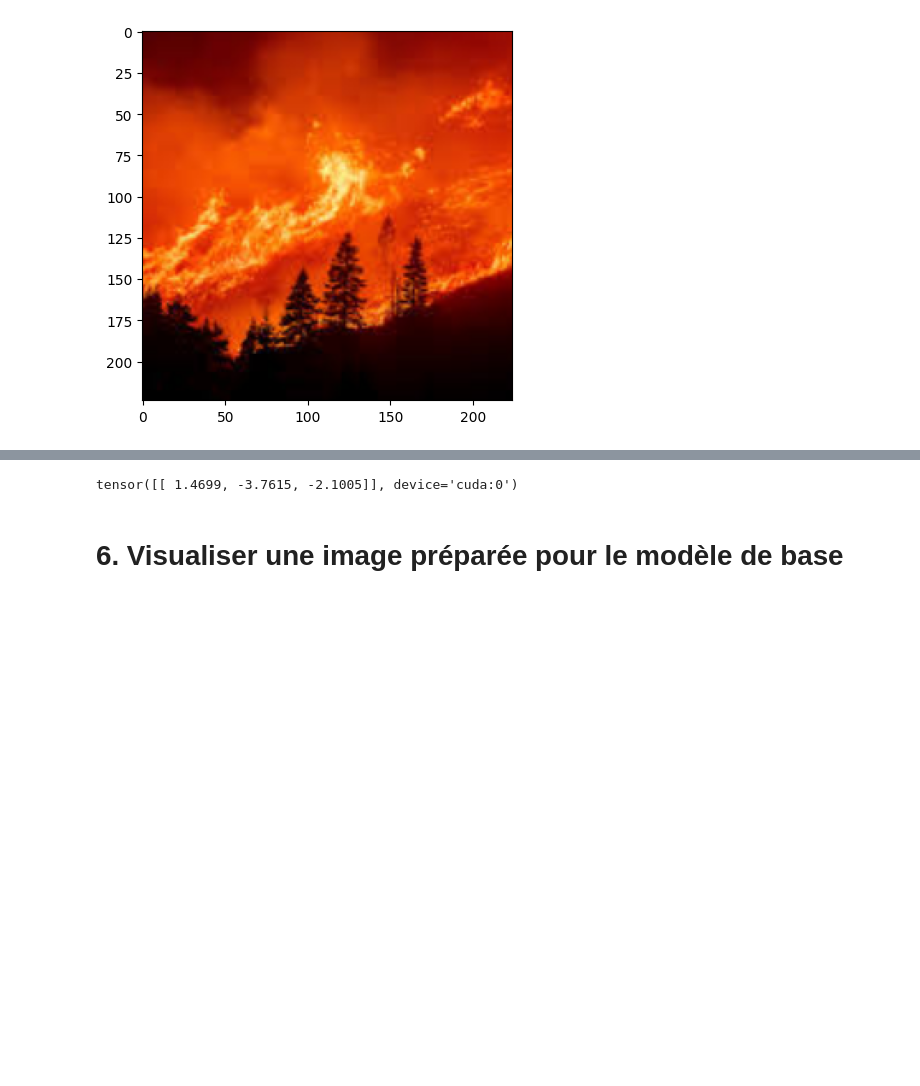
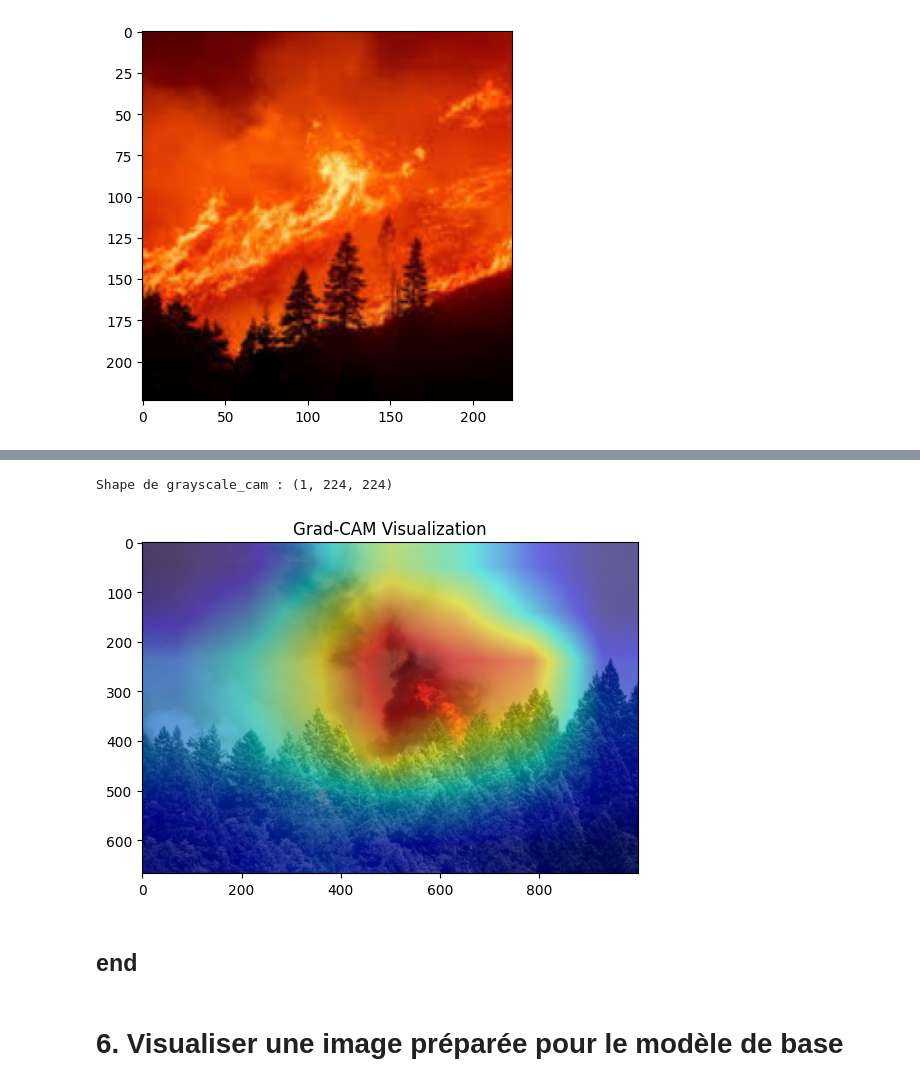
Before and after one commit to Tanguyvans/HackAI, a Jupyter notebook: 2_image_classification/Image classification.ipynb, the cells around one changed output, grey strips where cells are left out. Drawn from its saved outputs; the diff is of its cells as text; code cells hidden in the pictures; blank space fills up the shorter version.

```diff
--- a/2_image_classification/Image classification.ipynb
+++ b/2_image_classification/Image classification.ipynb
@@ -305,3 +356,53 @@ Test Loss: 0.1866, Test Accuracy: 94.66%
+# %%
+from torchvision import transforms
+from PIL import Image
+from pytorch_grad_cam import GradCAM
+from torchvision import models
+
+# Chargez et configurez le modèle
+model = models.mobilenet_v2(pretrained=True)
+model.eval()
+target_layers = [model.features[-1]]
+cam = GradCAM(model=model, target_layers=target_layers)
+
+# Définissez la transformation et chargez l'image
+transform = transforms.Compose([
+    transforms.Resize((224, 224)),
+    transforms.ToTensor(),
+    transforms.Normalize(mean=[0.485, 0.456, 0.406], std=[0.229, 0.224, 0.225])
+])
+image_path = '/content/drive/MyDrive/Workshop/2. Image classification/data/fire/00000050.jpg'
+img = Image.open(image_path).convert('RGB')
+input_tensor = transform(img).unsqueeze(0)
+
+# Appliquez GradCAM
+grayscale_cam = cam(input_tensor=input_tensor)
+print("Shape de grayscale_cam :", grayscale_cam.shape if grayscale_cam is not None else "None")
+# %% [output]
+Shape de grayscale_cam : (1, 224, 224)
+# %%
+import cv2
+import numpy as np
+
+# Assuming grayscale_cam is the CAM mask and img is the original PIL image
+rgb_img = np.array(img) / 255.0  # Normalize RGB image to [0, 1]
+
+# Resize the CAM mask to match the image dimensions
+grayscale_cam_resized = cv2.resize(grayscale_cam, (rgb_img.shape[1], rgb_img.shape[0]))
+
+# Visualize the CAM
+from pytorch_grad_cam.utils.image import show_cam_on_image
+visualization = show_cam_on_image(rgb_img, grayscale_cam_resized, use_rgb=True)
+
+# Display the visualization
+import matplotlib.pyplot as plt
+plt.imshow(visualization)
+plt.title('Grad-CAM Visualization')
+plt.show()
+# %% [output]
+[figure, added]
+# %% [markdown]
+## end
 # %%
 from torchvision import transforms
 from PIL import Image
@@ -331,8 +432,6 @@ with torch.no_grad():
     output = model(input_batch)
 
 print(output)
-# %% [output]
-tensor([[ 1.4699, -3.7615, -2.1005]], device='cuda:0')
 # %% [markdown]
 # **6. Visualiser une image préparée pour le modèle de base**
 # %%
```
Also changed, not shown: parts of 8 cells of this notebook.
